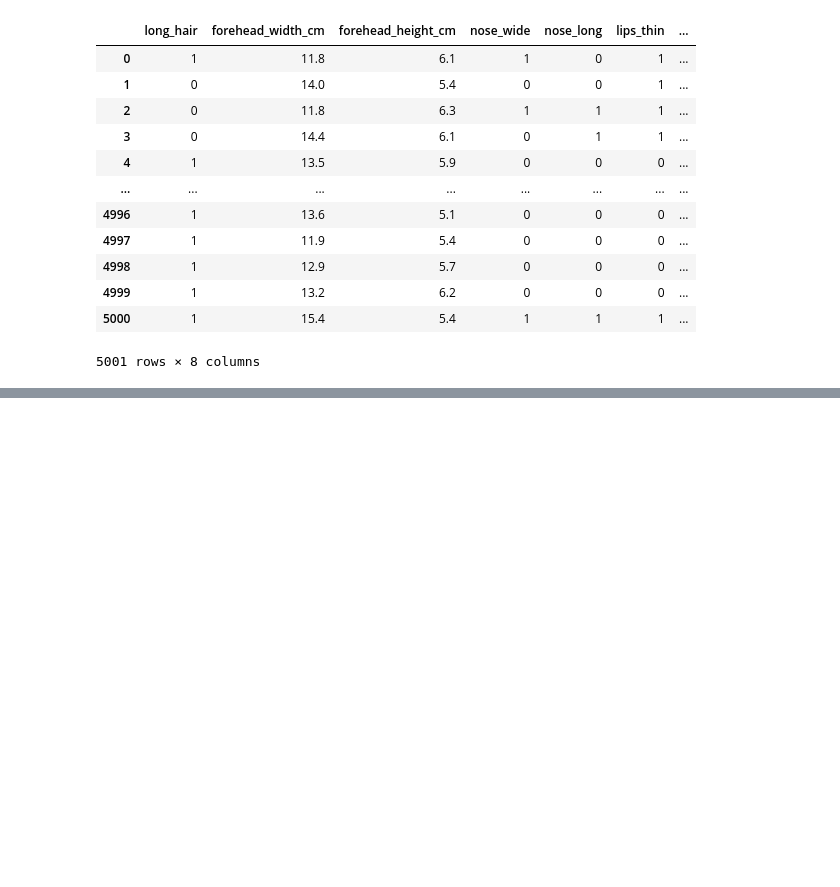
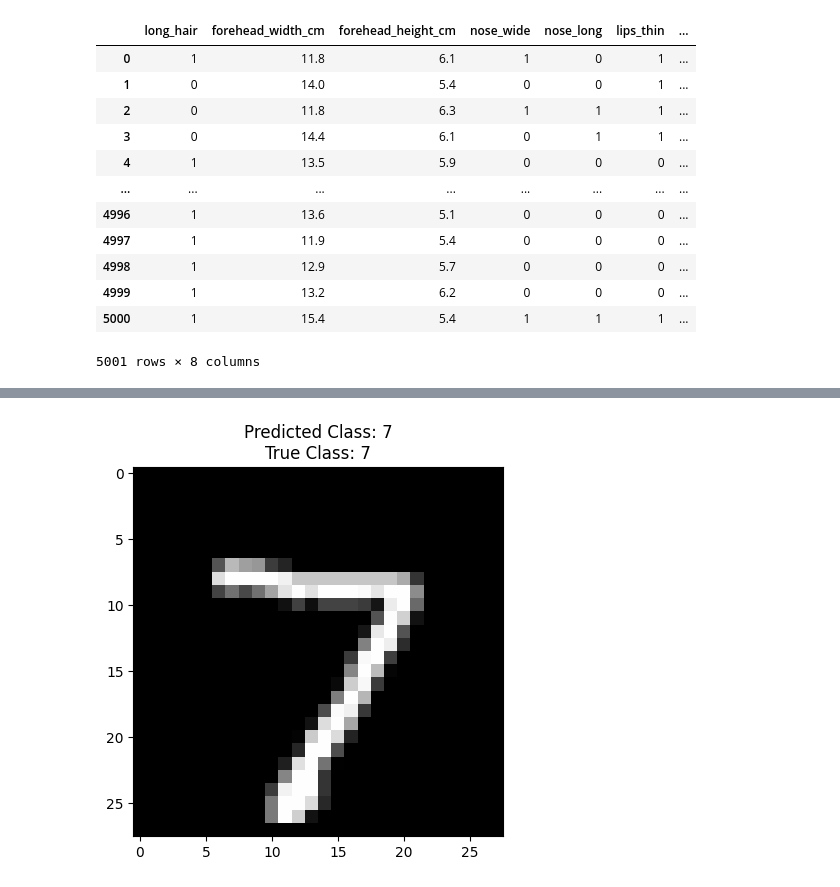
Before and after one commit to mikaelalvianrizky/tensorflow-introduction, a Jupyter notebook: Introduction_TensorFlow.ipynb, the cells around one changed output, grey strips where cells are left out. Saved outputs shown, nothing was run; the diff lists cells and outputs as text; code cells hidden in the pictures; blank space fills up the shorter version.

```diff
--- a/Introduction_TensorFlow.ipynb
+++ b/Introduction_TensorFlow.ipynb
@@ -187,0 +206,29 @@ Test accuracy: 0.9570
+# %%
+# Load and preprocess the MNIST dataset
+(X_train, y_train), (X_test, y_test) = mnist.load_data()
+
+# Normalize pixel values to between 0 and 1
+X_train = X_train / 255.0
+X_test = X_test / 255.0
+
+# Convert labels to one-hot encoding
+y_train = to_categorical(y_train, num_classes=10)
+y_test = to_categorical(y_test, num_classes=10)
+
+# Build the neural network model
+model = tf.keras.Sequential([
+    tf.keras.layers.Flatten(input_shape=(28, 28)),  # Flatten the 28x28 image to a 784-dimensional vector
+    tf.keras.layers.Dense(128, activation='relu'),
+    tf.keras.layers.Dropout(0.2),
+    tf.keras.layers.Dense(10, activation='softmax')  # Output layer with 10 classes (digits 0-9)
+])
+
+model.compile(optimizer='adam', loss='categorical_crossentropy', metrics=['accuracy'])
+
+# Train the model
+model.fit(X_train, y_train, epochs=10, batch_size=32, validation_split=0.1)
+
+# Evaluate the model on the test set
+test_loss, test_accuracy = model.evaluate(X_test, y_test)
+print(f'Test Loss: {test_loss:.4f}')
+print(f'Test Accuracy: {test_accuracy:.4f}')
@@ -187,0 +253,15 @@ Test accuracy: 0.9570
+# %%
+
+# Make predictions
+sample_image = X_test[0]  # Replace with your image data
+sample_label = y_test[0]  # Replace with the corresponding label
+
+sample_image = sample_image.reshape(1, 28, 28)  # Reshape to match model's input shape
+predicted_probs = model.predict(sample_image)
+predicted_class = np.argmax(predicted_probs, axis=1)[0]
+
+# Display the image and predicted class
+plt.imshow(X_test[0], cmap='gray')
+plt.title(f'Predicted Class: {predicted_class}\nTrue Class: {np.argmax(sample_label)}')
+plt.show()
+# %% [output]
@@ -187,0 +269 @@ Test accuracy: 0.9570
+[figure, added]
```
Also changed, not shown: parts of 23 cells of this notebook, 2 other files.
